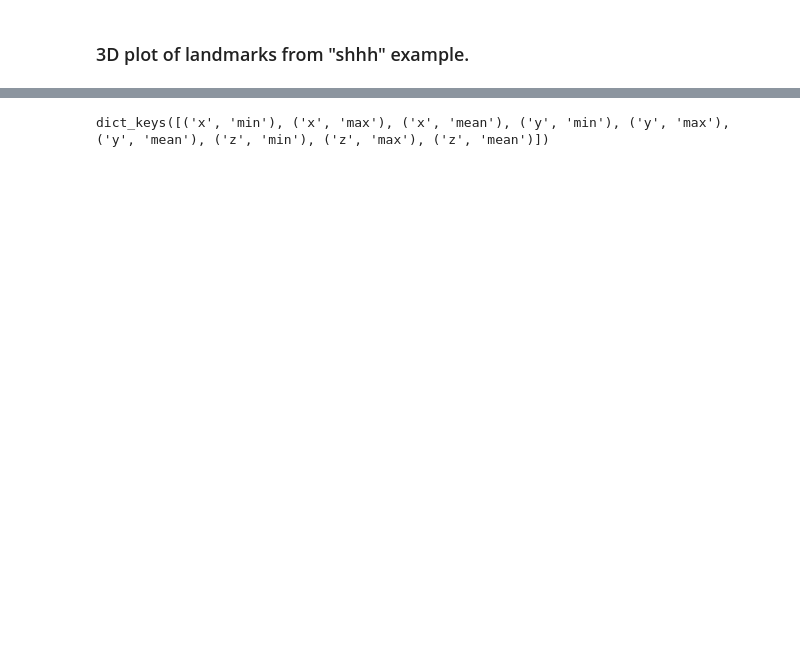
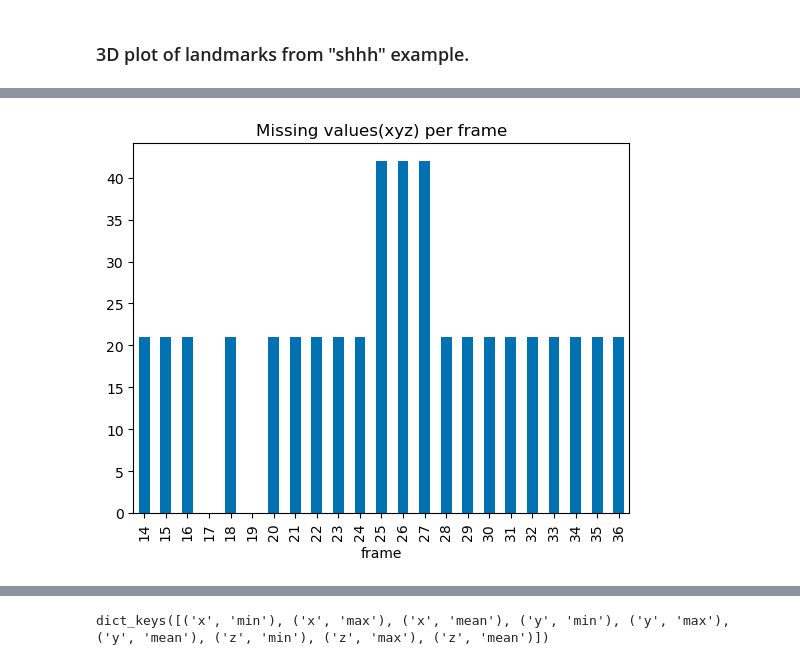
Before and after one commit to addomaks/Exploratory-Analysis, a Jupyter notebook: sign-language-recognition-asl.ipynb, the cells around one changed output, grey strips where cells are left out. Cells and saved outputs as stored; diff of their text form; code cells hidden in the pictures; blank space fills up the shorter version.

```diff
--- a/sign-language-recognition-asl.ipynb
+++ b/sign-language-recognition-asl.ipynb
@@ -298,0 +304,6 @@ px.scatter_3d(example_frame, x='x', y='y', z='z', color='type')
+# %%
+landmark_example['no_xyz'] = landmark_example['x'].isna()
+landmark_example.groupby(['frame'])['no_xyz'].sum()\
+.plot(kind = 'bar', title = 'Missing values(xyz) per frame');
+# %% [output]
+[figure, added]
```
Also changed, not shown: parts of 4 cells of this notebook.
